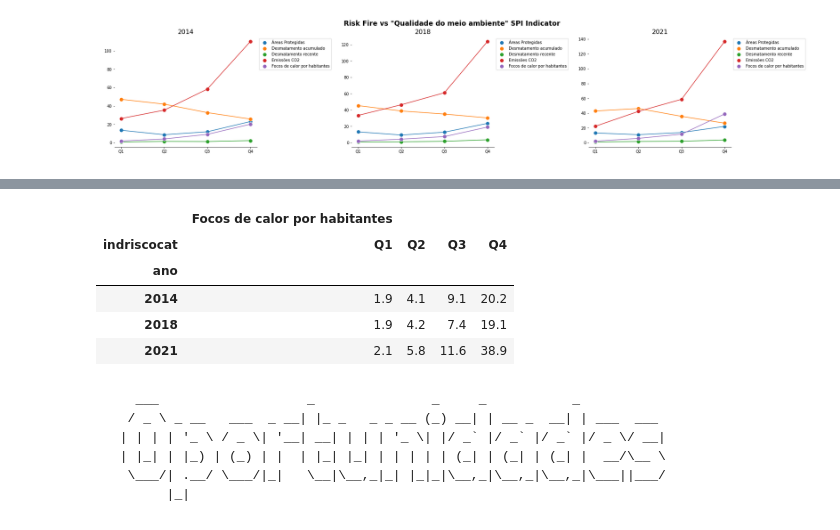
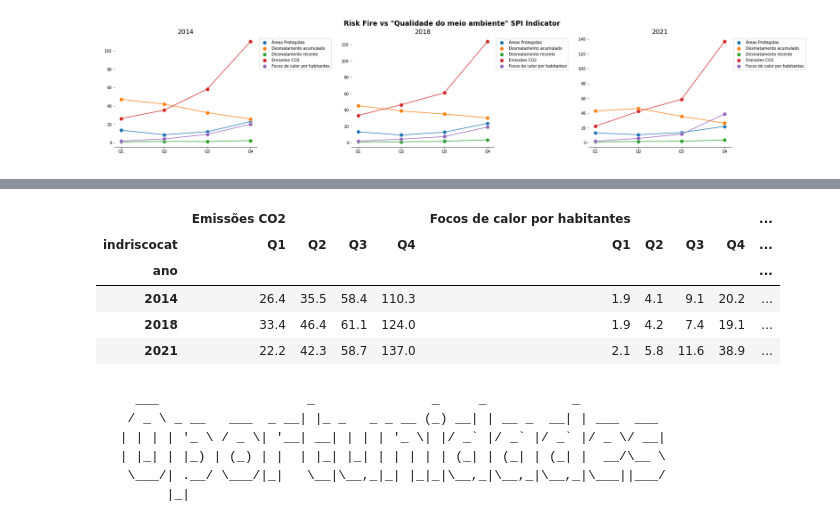
Before and after one commit to faustofcjr/amazon-social-progress, a Jupyter notebook: 03_data_exploration_indicadoriscocat.ipynb, the cells around one changed output, grey strips where cells are left out. Saved outputs shown, nothing was run; the diff lists cells and outputs as text; code cells hidden in the pictures.

````diff
--- a/03_data_exploration_indicadoriscocat.ipynb
+++ b/03_data_exploration_indicadoriscocat.ipynb
@@ -64,3 +62,8 @@ dataset.head()
+# %%
+def get_inds_groupedby_year_and_cat(indicators):
+    df = dataset.groupby(by=["ano", "indriscocat"])[indicators].mean().round(1).reset_index()
+    df_pivot = df.pivot(index="ano", columns="indriscocat", values=indicators)
+    return df_pivot
 # %%
 def plot_indicators(data, indicators):
     for idx, ind in enumerate(indicators):
@@ -305,14 +527,13 @@ plot_dot_cat_item(dataset, cat, inidicator)
 # %%
-indicators = ["Focos de calor por habitantes"]
-xxx = dataset.groupby(by=["ano", "indriscocat"])[indicators].mean().round(1).reset_index()
-xxx.pivot(index="ano", columns="indriscocat", values=indicators)
+indicators = ["Emissões CO2", "Focos de calor por habitantes", "Áreas Protegidas"]
+get_inds_groupedby_year_and_cat(indicators)
 # %% [output]
-|  | Focos de calor por habitantes |  |  |  |
-| indriscocat | Q1 | Q2 | Q3 | Q4 |
-| ano |  |  |  |  |
-| 2014 | 1.9 | 4.1 | 9.1 | 20.2 |
-| 2018 | 1.9 | 4.2 | 7.4 | 19.1 |
-| 2021 | 2.1 | 5.8 | 11.6 | 38.9 |
+|  | Emissões CO2 |  |  |  | Focos de calor por habitantes |  |  |  | ... |
+| indriscocat | Q1 | Q2 | Q3 | Q4 | Q1 | Q2 | Q3 | Q4 | ... |
+| ano |  |  |  |  |  |  |  |  | ... |
+| 2014 | 26.4 | 35.5 | 58.4 | 110.3 | 1.9 | 4.1 | 9.1 | 20.2 | ... |
+| 2018 | 33.4 | 46.4 | 61.1 | 124.0 | 1.9 | 4.2 | 7.4 | 19.1 | ... |
+| 2021 | 22.2 | 42.3 | 58.7 | 137.0 | 2.1 | 5.8 | 11.6 | 38.9 | ... |
 # %% [markdown]
 ```
    ___                   _               _     _           _
````
Also changed, not shown: parts of 71 cells of this notebook, 2 other files.
